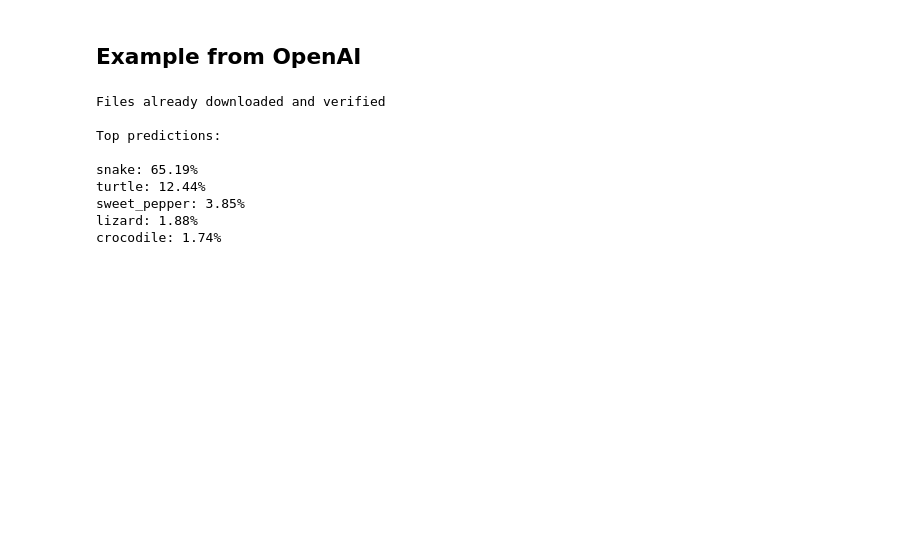
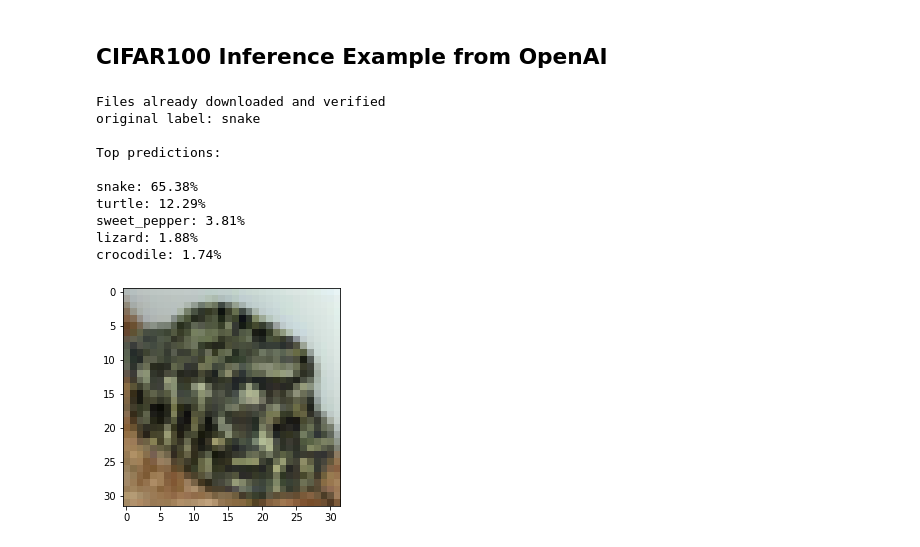
Before and after one commit to emilypark0418/AdversarialCLIPRobustness, a Jupyter notebook: OpenAICLIP_ZeroShot_Inference.ipynb, the cells around one changed output. Drawn from its saved outputs; the diff is of its cells as text; code cells hidden in the pictures; blank space fills up the shorter version.

```diff
--- a/OpenAICLIP_ZeroShot_Inference.ipynb
+++ b/OpenAICLIP_ZeroShot_Inference.ipynb
@@ -1,11 +1,12 @@
 # %% [markdown]
-## Example from OpenAI
+## CIFAR100 Inference Example from OpenAI
 # %%
 ## Example from OpenAI
 import os
 import clip
 import torch
 from torchvision.datasets import CIFAR100
+import matplotlib.pyplot as plt
 
 # Load the model
 device = "cuda" if torch.cuda.is_available() else "cpu"
@@ -14,33 +15,38 @@ model, preprocess = clip.load('ViT-B/32', device)
 # Download the dataset
 cifar100 = CIFAR100(root=os.path.expanduser("~/.cache"), download=True, train=False)
 
 # Prepare the inputs
 image, class_id = cifar100[3637]
 image_input = preprocess(image).unsqueeze(0).to(device)
 text_inputs = torch.cat([clip.tokenize(f"a photo of a {c}") for c in cifar100.classes]).to(device)
+
+plt.imshow(image)
+print("original label:", cifar100.classes[class_id])
 
 # Calculate features
 with torch.no_grad():
     image_features = model.encode_image(image_input)
     text_features = model.encode_text(text_inputs)
 
 # Pick the top 5 most similar labels for the image
 image_features /= image_features.norm(dim=-1, keepdim=True)
 text_features /= text_features.norm(dim=-1, keepdim=True)
 similarity = (100.0 * image_features @ text_features.T).softmax(dim=-1)
 values, indices = similarity[0].topk(5)
 
 # Print the result
 print("\nTop predictions:\n")
 for value, index in zip(values, indices):
     print(f"{cifar100.classes[index]}: {100 * value.item():.2f}%")
 # %% [output]
 Files already downloaded and verified
+original label: snake
 
 Top predictions:
 
-snake: 65.19%
-turtle: 12.44%
-sweet_pepper: 3.85%
+snake: 65.38%
+turtle: 12.29%
+sweet_pepper: 3.81%
 lizard: 1.88%
 crocodile: 1.74%
+[figure, added]
```
Also changed, not shown: parts of 24 cells of this notebook, 1 other file.
